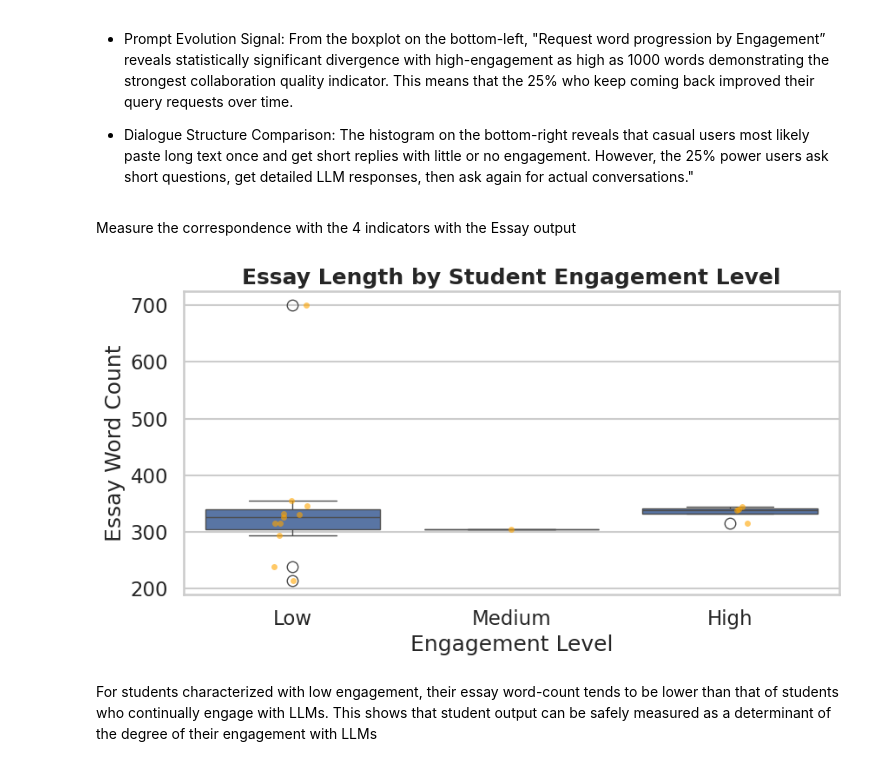
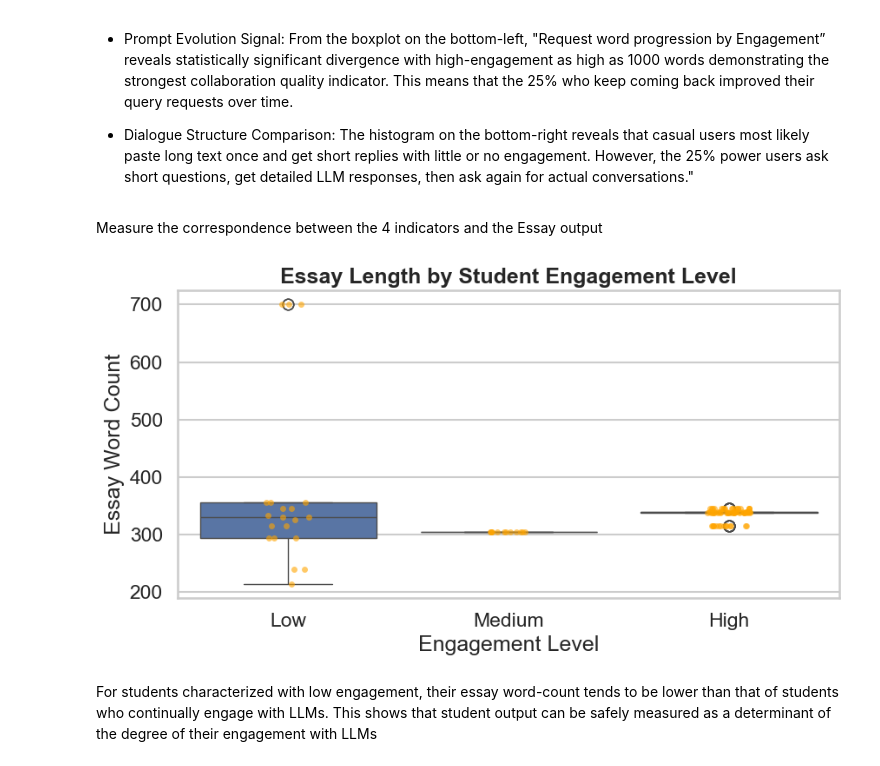
Before and after one commit to fredie7/alma-tum, a Jupyter notebook: ALMA_task.ipynb, the cells around one changed output. Drawn from its saved outputs; the diff is of its cells as text; code cells hidden in the pictures.

Commit message:
Data ingestion updated

```diff
--- a/ALMA_task.ipynb
+++ b/ALMA_task.ipynb
@@ -280,7 +288,7 @@ Measure interactions per student
 # engages with the LLM. More interactions could proxy for deeper engagement,
 # and reliance on the LLM as a thinking partner.
 
-interactions_per_student = conversations_data.groupby('student_id').size().reset_index(name='number_of_interactions')
+interactions_per_student = merged_data.groupby('student_id').size().reset_index(name='number_of_interactions')
 print("Number of Interactions per Student:")
 print(interactions_per_student.describe())
 
@@ -380,8 +387,6 @@ dtype: int64
 # %% [markdown]
 Explore the collaboration qualty indicators responsible for the segregation above
 # %%
-# print("Engagement breakdown:")
-# print(interactions_per_student['engagement_level'].value_counts().sort_index())
 
 # Convert number_of_interactions to numeric datatype
 interactions_per_student['number_of_interactions'] = pd.to_numeric(
@@ -389,7 +394,7 @@ interactions_per_student['number_of_interactions'] = pd.to_numeric(
 )
 
 # 3. Merge with the conversions_data
-conversations_data = conversations_data.merge(
+merged_data = merged_data.merge(
     interactions_per_student[['student_id', 'number_of_interactions', 'engagement_level']],
     on='student_id', how='left', suffixes=('', '_new')
 )
@@ -397,18 +402,18 @@ conversations_data = conversations_data.merge(
 # KEY COLLABORATION QUALITY INDICATORS
 
 # Check if LLM provides "enough" response relative to student input
-conversations_data['response_adequacy_ratio'] = (
-    conversations_data['response_word_count'] / conversations_data['request_word_count'].replace(0, 1)
+merged_data['response_adequacy_ratio'] = (
+    merged_data['response_word_count'] / merged_data['request_word_count'].replace(0, 1)
 )
 
 # Enforce sorted progression by student and timestamp
-conversations_data = conversations_data.sort_values(['student_id', 'timestamp'])
+merged_data = merged_data.sort_values(['student_id', 'timestamp'])
 
 # Compute the progression of requests
-conversations_data['request_word_progression'] = conversations_data.groupby('student_id')['request_word_count'].diff()
+merged_data['request_word_progression'] = merged_data.groupby('student_id')['request_word_count'].diff()
 
 # Perform aggregation to Creates student-level summary stats from conversation-level data
-student_collaboration_stats = conversations_data.groupby(['student_id', 'engagement_level']).agg({
+student_collaboration_stats = merged_data.groupby(['student_id', 'engagement_level']).agg({
     'number_of_interactions': 'first',
     'request_word_count': ['mean', 'std'],
     'response_word_count': ['mean', 'std'],
@@ -438,15 +443,15 @@ axes[0,0].set_title('Students by Engagement Level')
 # Plot boxplot to compare LLM response balance across engagement levels
 # Plot histogram if only 1 engagement level exists.
 
-if len(conversations_data['engagement_level'].unique()) > 1:
-    sns.boxplot(data=conversations_data, x='engagement_level', y='response_adequacy_ratio', ax=axes[0,1])
+if len(merged_data['engagement_level'].unique()) > 1:
+    sns.boxplot(data=merged_data, x='engagement_level', y='response_adequacy_ratio', ax=axes[0,1])
     axes[0,1].set_title('Response Adequacy by Engagement')
 else:
-    axes[0,1].hist(conversations_data['response_adequacy_ratio'], bins=30, alpha=0.7, color='skyblue')
+    axes[0,1].hist(merged_data['response_adequacy_ratio'], bins=30, alpha=0.7, color='skyblue')
     axes[0,1].set_title('Response Adequacy Distribution')
 
 # Request progression
-sns.boxplot(data=conversations_data.dropna(subset=['request_word_progression']),
+sns.boxplot(data=merged_data.dropna(subset=['request_word_progression']),
             x='engagement_level', y='request_word_progression', ax=axes[1,0])
 axes[1,0].set_title('Request Progression by Engagement')
 
@@ -481,29 +486,27 @@ From the boxplot on the bottom-left, "Request word progression by Engagement”
 - Dialogue Structure Comparison:
 The histogram on the bottom-right reveals that casual users most likely paste long text once and get short replies with little or no engagement. However, the 25% power users ask short questions, get detailed LLM responses, then ask again for actual conversations."
 # %% [markdown]
-Measure the correspondence with the 4 indicators with the Essay output
+Measure the correspondence between the 4 indicators and the Essay output
 # %%
-# Merge collaboration stats with essays
-essays_data['essay_word_count'] = essays_data['essay'].apply(lambda x: len(str(x).split()))
+# Prepare the plot layout
+plt.figure(figsize=(9, 5))
+sns.boxplot(data=merged_data, x='engagement_level', y='essay_word_count')
 
-# Link students to their collaboration profile
-student_essays = essays_data.merge(
-    interactions_per_student[['student_id', 'number_of_interactions', 'engagement_level']],
-    on='student_id'
+sns.stripplot(
+    data=merged_data,
+    x='engagement_level',
+    y='essay_word_count',
+    color='orange',
+    alpha=0.6
 )
 
-# Plot the visualization
-plt.figure(figsize=(9, 5))
-sns.boxplot(data=student_essays, x='engagement_level', y='essay_word_count')
 plt.title('Essay Length by Student Engagement Level', fontweight='bold')
 plt.ylabel('Essay Word Count')
 plt.xlabel('Engagement Level')
 
-# Add data points
-sns.stripplot(data=student_essays, x='engagement_level', y='essay_word_count', color='orange', alpha=0.6)
 plt.tight_layout()
 plt.show()
 # %% [output]
-[figure, old version]
+[figure, new version]
 # %% [markdown]
 For students characterized with low engagement, their essay word-count tends to be lower than that of students who continually engage with LLMs. This shows that student output can be safely measured as a determinant of the degree of their engagement with LLMs
```
Also changed, not shown: parts of 20 cells of this notebook, 6 other files.
